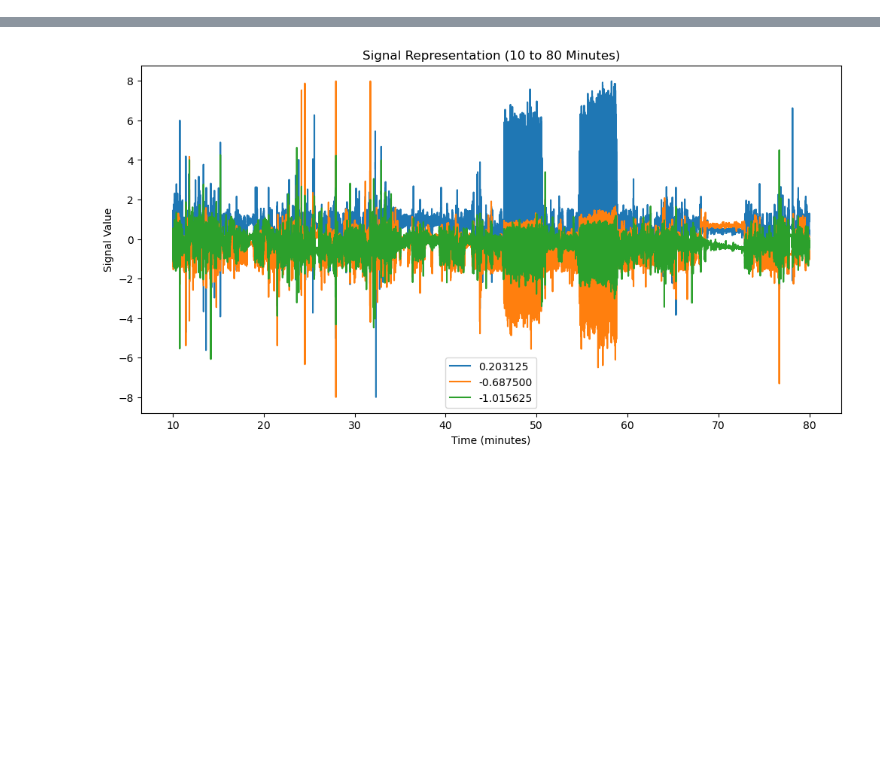
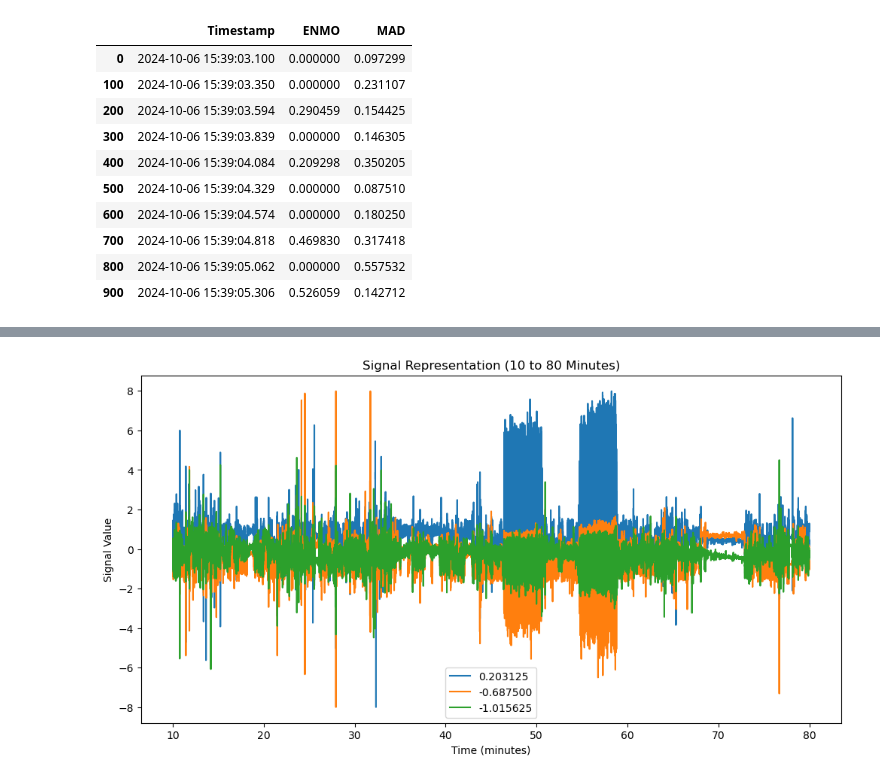
Before and after one commit to leyah-sa/AX3-Project, a Jupyter notebook: notebooks/Non_smoker_analysis.ipynb, the cells around one changed output, grey strips where cells are left out. Drawn from its saved outputs; the diff is of its cells as text; code cells hidden in the pictures; blank space fills up the shorter version.

Commit message:
update readme.md/notebook
ajout des caractéristique du AX3
calcul de l'ENMO pour la non smoker analysis

```diff
--- a/notebooks/Non_smoker_analysis.ipynb
+++ b/notebooks/Non_smoker_analysis.ipynb
@@ -28,0 +44,17 @@ signal_columns = data.columns[1:]   # All remaining columns are sensor data
+# %%
+
+import pandas as pd
+# Renommer les colonnes en tenant compte de leur nombre
+data.columns = ['Temps', 'X', 'Y', 'Z']  # Ajoutez un nom pour chaque colonne présente
+
+# Convertir la colonne 'Temps' en datetime si ce n'est pas déjà fait
+data['Temps'] = pd.to_datetime(data['Temps'])
+
+# Calculer le temps écoulé en secondes entre chaque ligne
+data['Temps écoulé (s)'] = data['Temps'].diff().dt.total_seconds().fillna(0)
+
+# Créer une nouvelle colonne pour le temps cumulé croissant
+data['Temps cumulé (s)'] = data['Temps écoulé (s)'].cumsum()
+
+# Afficher les premières lignes pour vérifier
+data.head()
@@ -29 +68,50 @@ signal_columns = data.columns[1:]   # All remaining columns are sensor data
+# %%
+import numpy as np
+
+# Extract the acceleration data
+timestamps = data.iloc[:, 0]
+acc_x = data.iloc[:, 1]
+acc_y = data.iloc[:, 2]
+acc_z = data.iloc[:, 3]
+
+# Convert to numpy arrays for computation
+acc_x = acc_x.to_numpy()
+acc_y = acc_y.to_numpy()
+acc_z = acc_z.to_numpy()
+
+# Calculate ENMO (Euclidean Norm Minus One)
+vector_magnitude = np.sqrt(acc_x**2 + acc_y**2 + acc_z**2)
+enmo = np.maximum(vector_magnitude - 1, 0)  # Subtract 1g and round negatives to 0
+
+# Calculate MAD (Mean Amplitude Deviation) over 5-second epochs
+epoch_length = 100  # Assuming data is sampled at 100Hz
+mad_values = []
+
+for i in range(0, len(vector_magnitude), epoch_length):
+    epoch_data = vector_magnitude[i:i+epoch_length]
+    mean_value = np.mean(epoch_data)
+    mad = np.mean(np.abs(epoch_data - mean_value))
+    mad_values.append(mad)
+
+# Create a DataFrame to display results
+results = pd.DataFrame({
+    "Timestamp": timestamps[:len(mad_values) * epoch_length:epoch_length],  # Approximate start of each epoch
+    "ENMO": enmo[:len(mad_values) * epoch_length:epoch_length],  # Downsample ENMO for consistency
+    "MAD": mad_values
+})
+
+# Display the results using plain pandas to show a summary table
+results.head(10)
+# %% [output]
+|  | Timestamp | ENMO | MAD |
+| 0 | 2024-10-06 15:39:03.100 | 0.000000 | 0.097299 |
+| 100 | 2024-10-06 15:39:03.350 | 0.000000 | 0.231107 |
+| 200 | 2024-10-06 15:39:03.594 | 0.290459 | 0.154425 |
+| 300 | 2024-10-06 15:39:03.839 | 0.000000 | 0.146305 |
+| 400 | 2024-10-06 15:39:04.084 | 0.209298 | 0.350205 |
+| 500 | 2024-10-06 15:39:04.329 | 0.000000 | 0.087510 |
+| 600 | 2024-10-06 15:39:04.574 | 0.000000 | 0.180250 |
+| 700 | 2024-10-06 15:39:04.818 | 0.469830 | 0.317418 |
+| 800 | 2024-10-06 15:39:05.062 | 0.000000 | 0.557532 |
+| 900 | 2024-10-06 15:39:05.306 | 0.526059 | 0.142712 |
 # %%
```
Also changed, not shown: parts of 11 cells of this notebook, 1 other file.
